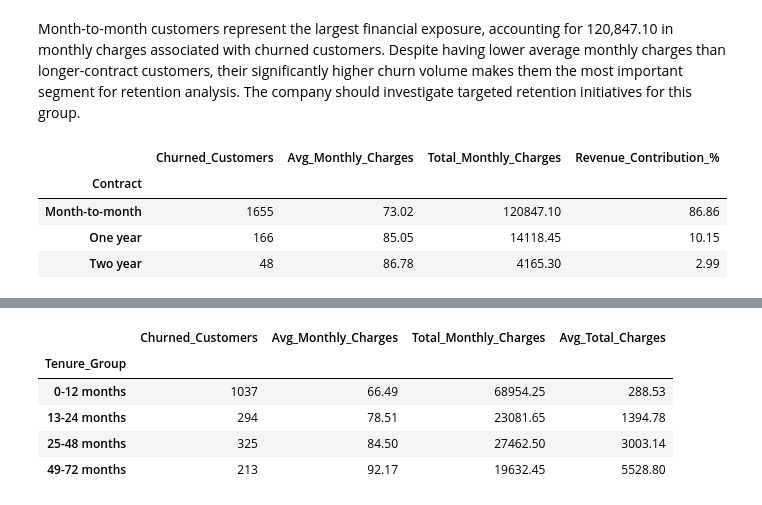
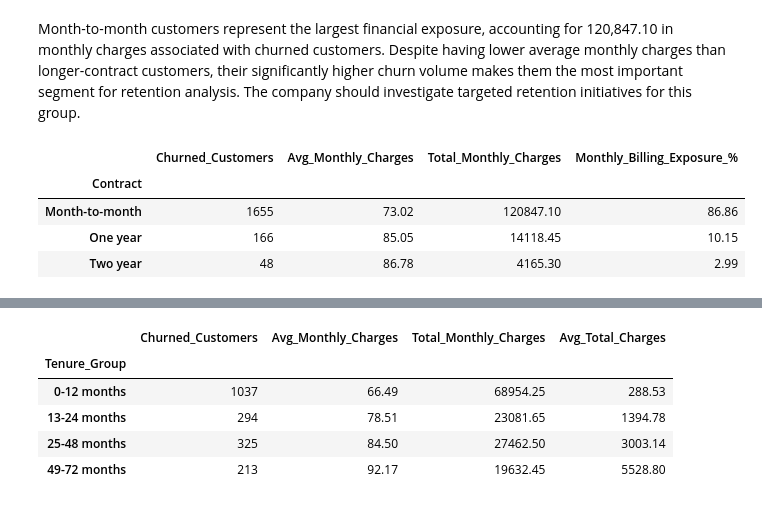
Before and after one commit to khooshimangal/customer-churn-retention-analysis, a Jupyter notebook: notebooks/01_customer_churn_analysis.ipynb, the cells around one changed output, grey strips where cells are left out. Cells and saved outputs as stored; diff of their text form; code cells hidden in the pictures.

```diff
--- a/notebooks/01_customer_churn_analysis.ipynb
+++ b/notebooks/01_customer_churn_analysis.ipynb
@@ -768,16 +768,21 @@ display(churned_contract_summary)
 Month-to-month customers represent the largest financial exposure, accounting for 120,847.10 in monthly charges associated with churned customers. Despite having lower average monthly charges than longer-contract customers, their significantly higher churn volume makes them the most important segment for retention analysis. The company should investigate targeted retention initiatives for this group.
 # %%
 total_monthly_charges = churned_contract_summary["Total_Monthly_Charges"].sum()
-churned_contract_summary["Revenue_Contribution_%"] = (
+churned_contract_summary["Monthly_Billing_Exposure_%"] = (
     churned_contract_summary["Total_Monthly_Charges"]
     .div(total_monthly_charges)
     .mul(100)
     .round(2)
 )
 
+churned_contract_summary = churned_contract_summary.drop(
+    columns=["Revenue_Contribution_%"],
+    errors="ignore"
+)
+
 display(churned_contract_summary)
 # %% [output]
-|  | Churned_Customers | Avg_Monthly_Charges | Total_Monthly_Charges | Revenue_Contribution_% |
+|  | Churned_Customers | Avg_Monthly_Charges | Total_Monthly_Charges | Monthly_Billing_Exposure_% |
 | Contract |  |  |  |  |
 | Month-to-month | 1655 | 73.02 | 120847.10 | 86.86 |
 | One year | 166 | 85.05 | 14118.45 | 10.15 |
```
Also changed, not shown: parts of 4 cells of this notebook, 5 other files.
